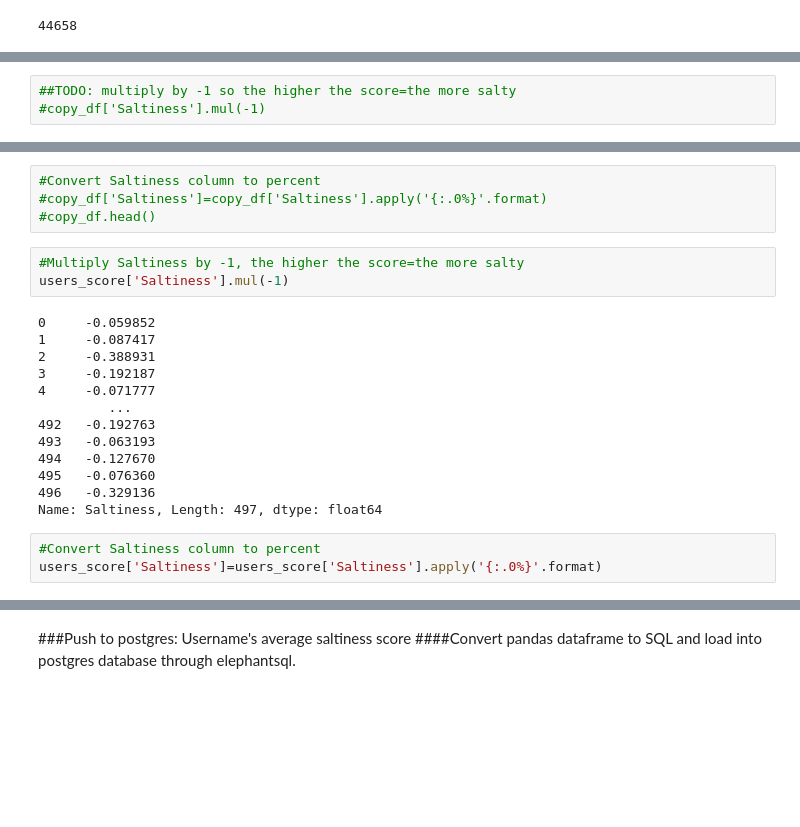
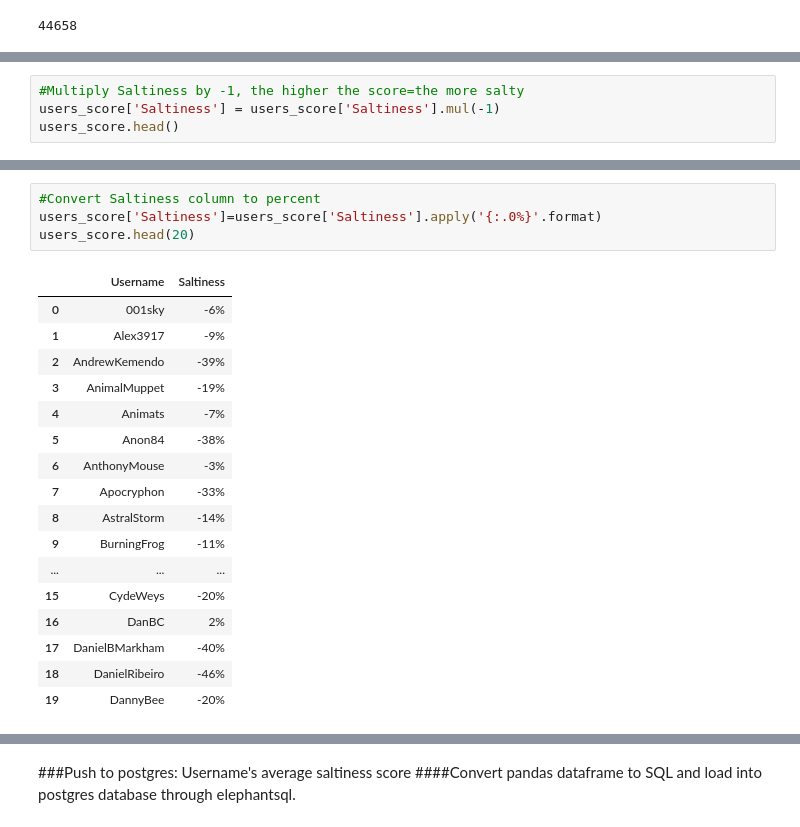
Before and after one commit to Build-Week-SaltiestHackerNewsTrolls2/ds, a Jupyter notebook: model/User_Total_Salt_Scores.ipynb, the cells around one changed output, grey strips where cells are left out. Drawn from its saved outputs; the diff is of its cells as text; blank space fills up the shorter version.

```diff
--- a/model/User_Total_Salt_Scores.ipynb
+++ b/model/User_Total_Salt_Scores.ipynb
@@ -415,3 +397,4 @@ users_score.head(10)
 # %%
-##TODO: multiply by -1 so the higher the score=the more salty
-#copy_df['Saltiness'].mul(-1)
+#Multiply Saltiness by -1, the higher the score=the more salty
+users_score['Saltiness'] = users_score['Saltiness'].mul(-1)
+users_score.head()
@@ -418,23 +408,22 @@ users_score.head(10)
 # %%
 #Convert Saltiness column to percent
-#copy_df['Saltiness']=copy_df['Saltiness'].apply('{:.0%}'.format)
-#copy_df.head()
+users_score['Saltiness']=users_score['Saltiness'].apply('{:.0%}'.format)
+users_score.head(20)
+# %% [output]
+|  | Username | Saltiness |
+| 0 | 001sky | -6% |
+| 1 | Alex3917 | -9% |
+| 2 | AndrewKemendo | -39% |
+| 3 | AnimalMuppet | -19% |
+| 4 | Animats | -7% |
+| 5 | Anon84 | -38% |
+| 6 | AnthonyMouse | -3% |
+| 7 | Apocryphon | -33% |
+| 8 | AstralStorm | -14% |
+| 9 | BurningFrog | -11% |
+| ... | ... | ... |
+| 15 | CydeWeys | -20% |
+| 16 | DanBC | 2% |
+| 17 | DanielBMarkham | -40% |
+| 18 | DanielRibeiro | -46% |
+| 19 | DannyBee | -20% |
-# %%
-#Multiply Saltiness by -1, the higher the score=the more salty
-users_score['Saltiness'].mul(-1)
-# %% [output]
-0     -0.059852
-1     -0.087417
-2     -0.388931
-3     -0.192187
-4     -0.071777
-         ...
-492   -0.192763
-493   -0.063193
-494   -0.127670
-495   -0.076360
-496   -0.329136
-Name: Saltiness, Length: 497, dtype: float64
-# %%
-#Convert Saltiness column to percent
-users_score['Saltiness']=users_score['Saltiness'].apply('{:.0%}'.format)
```
Also changed, not shown: parts of 27 cells of this notebook, 1 other file.
